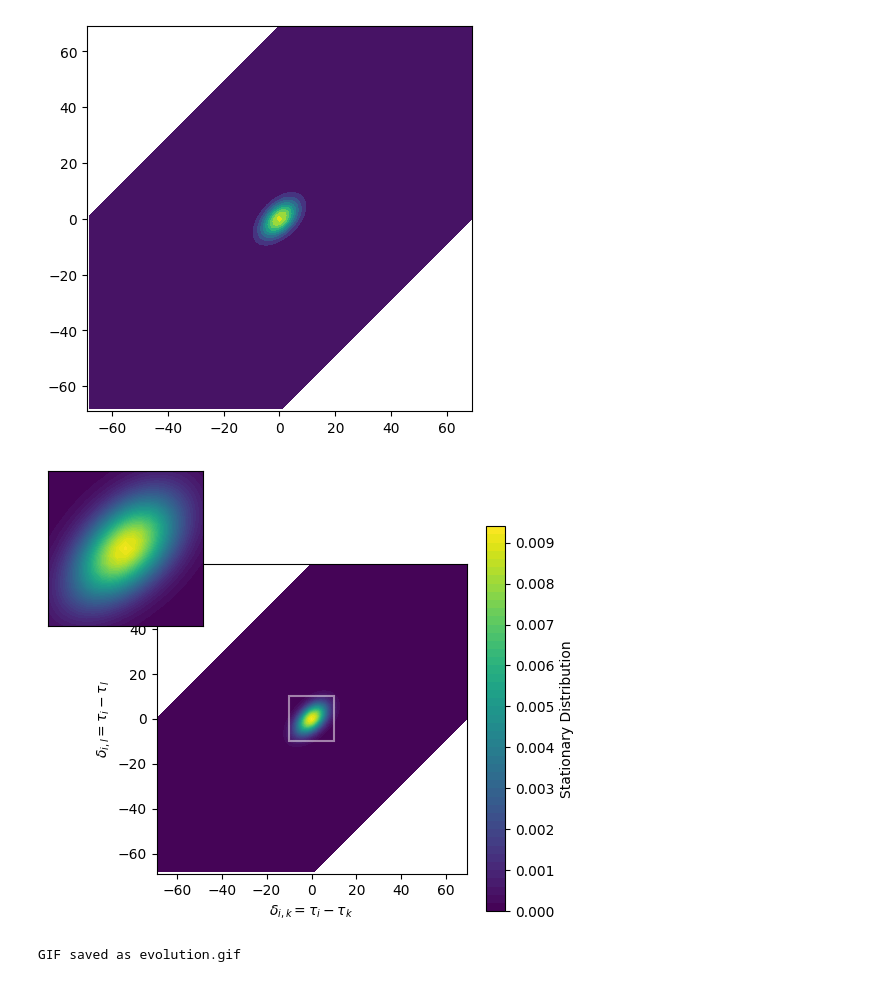
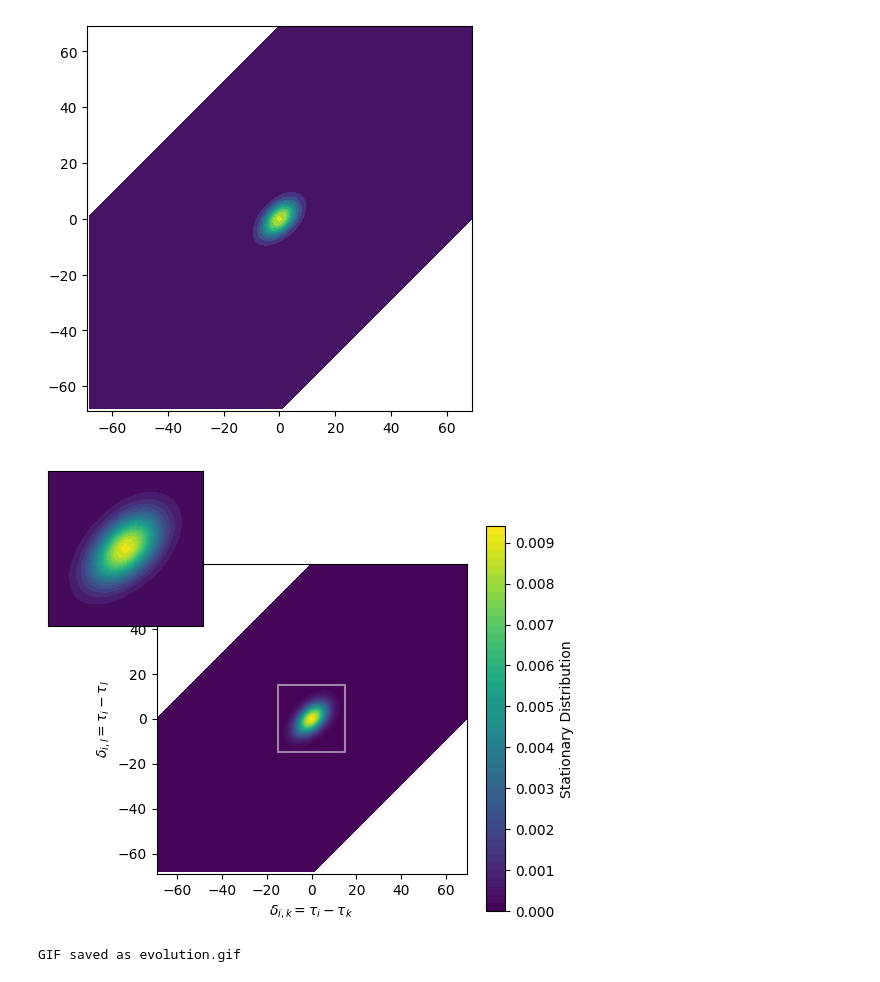
Before and after one commit to sadraheydari/SchumpeterCournotGE, a Jupyter notebook: experiments/3-firm-policy.ipynb, the cells around one changed output. Cells and saved outputs as stored; diff of their text form; code cells hidden in the pictures.

```diff
--- a/experiments/3-firm-policy.ipynb
+++ b/experiments/3-firm-policy.ipynb
@@ -635,37 +644,37 @@ contour = ax.contourf(X, Y, state_2d, levels=50, cmap='viridis')
 fig.colorbar(contour, ax=ax, label='Stationary Distribution')
 
 ax.set_xlabel(r'$\delta_{i,k} = \tau_i - \tau_k$')
 ax.set_ylabel(r'$\delta_{i,l} = \tau_i - \tau_l$')
 
 # 2. Create the inset axes
 # The coordinates are [x, y, width, height] in relative axes coordinates (0 to 1).
 # [0.55, 0.55, 0.4, 0.4] places it in the upper right quadrant.
 # Adjust these values if you need the inset placed elsewhere.
 axins = ax.inset_axes([-0.35, 0.8, 0.5, 0.5])
 
 # 3. Plot the exact same data on the inset
-axins.contourf(X, Y, state_2d, levels=50, cmap='viridis')
+axins.contourf(X, Y, state_2d, levels=20, cmap='viridis')
 
 # 4. Apply your zoomed-in limits
-x_min, x_max = -10, 10
-y_min, y_max = -10, 10
+x_min, x_max = -15, 15
+y_min, y_max = -15, 15
 axins.set_xlim(x_min, x_max)
 axins.set_ylim(y_min, y_max)
 axins.set_xticklabels([])  # Optionally hide x-axis tick labels
 axins.set_yticklabels([])  # Optionally hide y-axis tick labels
 axins.set_aspect('equal', adjustable='box') # Keep the inset proportional
 
 # Optional: Clean up the inset tick marks so it isn't too cluttered
 axins.set_xticks([])
 axins.set_yticks([])
 
 # 5. Draw connecting lines from the zoomed area in the main plot to the inset
 # Using a contrasting edgecolor (like white or red) helps it stand out against 'viridis'
 ax.indicate_inset_zoom(axins, edgecolor="white", linewidth=1.5)
 
 plt.savefig('../output/3-firm/python_plot/stationary_distribution_with_inset.pdf', bbox_inches='tight')
 # %% [output]
-[figure, old version]
+[figure, new version]
 # %%
 # Create a folder for frames
 os.makedirs("../output/3-firm/frames", exist_ok=True)
```
Also changed, not shown: parts of 5 cells of this notebook.
